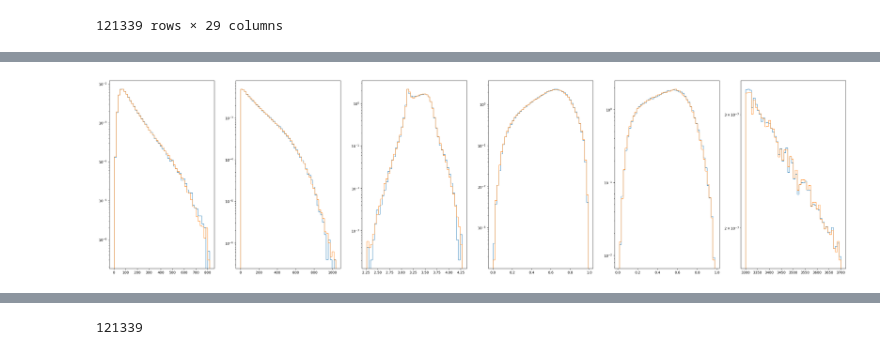
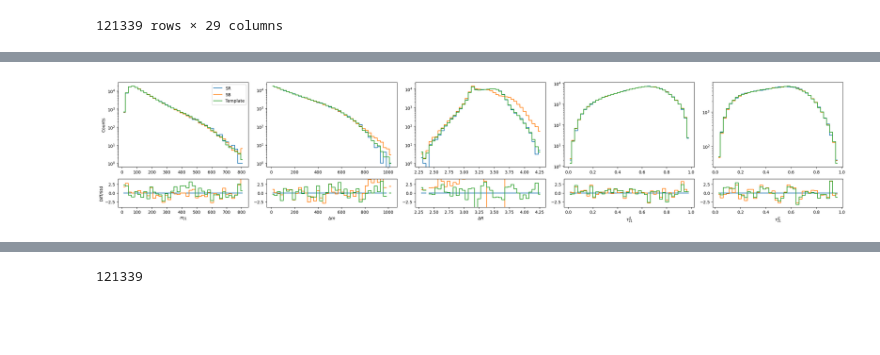
Before and after one commit to IvanOleksiyuk/transit-hep, a Jupyter notebook: twinturbo/scripts/final_plotsML4J.ipynb, the cells around one changed output, grey strips where cells are left out. Saved outputs shown, nothing was run; the diff lists cells and outputs as text; code cells hidden in the pictures; blank space fills up the shorter version.

```diff
--- a/twinturbo/scripts/final_plotsML4J.ipynb
+++ b/twinturbo/scripts/final_plotsML4J.ipynb
@@ -38,0 +228,18 @@ df_bkg_sr
+# %%
+def get_quantile(n_bins=20, variable = "del_m", q=0.75):
+    bins = np.linspace(3000, 4600, n_bins+1)
+    quantile_line = []
+    for i in range(n_bins):
+        events = df_bkg_sbsr[(df_bkg["m_jj"]>bins[i]) & (df_bkg["m_jj"]<bins[i+1])]
+        quantile_line.append(events[variable].quantile(q))
+    return bins, quantile_line
+
+for q in [0.05*i for i in range(1, 20)]:
+    bins, quantile_line = get_quantile(n_bins=20, variable = "del_m", q=q)
+    #plt.step(bins[:-1]/2+bins[1:]/2, quantile_line, where='mid', color='black')
+    plt.plot(bins[:-1]/2+bins[1:]/2, quantile_line, color='black')
+
+plt.xlabel("$m_{jj}$")
+plt.ylabel("$\Delta m$")
+plt.title("Quantiles of $\Delta R$, 5% to 95%")
+plt.savefig(save_folder+"quantiles_del_m.png", bbox_inches='tight', dpi=300)
@@ -39,5 +248,5 @@ df_bkg_sr
 # %%
 # load template and reverse transform it:
-template = pd.read_hdf(one_run)
+template = pd.read_hdf(one_run + "template/outputs/template_sample.h5")
 template_numpy=template[features].to_numpy()
 # %%
@@ -51,53 +256,92 @@ template_numpy_tr=processor.inverse_transform(torch.Tensor(template_numpy))
 # %%
 template_tr = pd.DataFrame(template_numpy_tr, columns=features)
 # %%
-def plot_histograms(databases, columns, log_scale=False):
+def plot_histograms(databases,
+                    columns,
+                    log_scale=False,
+                    plot_difs=True,
+                    labels = ["SR", "SB", "Template"],
+                    normalise="first_sounts",
+                    scale=5):
     """
     Function to plot histograms of selected columns from multiple databases.
 
     Parameters:
     databases: list of pandas DataFrames (databases containing same columns)
     columns: list of columns (column names to plot)
 
     Returns:
     Displays histograms of each column in a single row.
     """
     # Number of columns to plot
     num_columns = len(columns)
 
     # Create a figure with subplots, one for each column in one row
-    fig, axes = plt.subplots(1, num_columns, figsize=(5 * num_columns, 8)) #, gridspec_kw={'height_ratios': [4, 1]}
+    if plot_difs:
+        fig, axes = plt.subplots(2, num_columns, figsize=(scale * num_columns, scale), gridspec_kw={'height_ratios': [3, 1]})
+    else:
+        fig, axes = plt.subplots(1, num_columns, figsize=(scale * num_columns, scale))
+
 
     # Loop over the columns
     counts={}
     for i, column in enumerate(columns):
         # Merge the same column from all databases into one for easy plotting
         counts[column] = []
-        plt.sca(axes[i])
-        bins = 50
+        if plot_difs:
+            plt.sca(axes[0][i])
+        else:
+            plt.sca(axes[i])
+        bins = 40
         # Plot the histogram in the corresponding subplot
-        for db in databases:
-            counts_temp, bins, _ =plt.hist(db[column], bins=bins, histtype='step', density=True)
-            counts[column].append(counts_temp)
+
+        for j, db in enumerate(databases):
+            if normalise=="none":
+                counts_temp, bins, _ = plt.hist(db[column], bins=bins, histtype='step', density=True, label=labels[j])
+            else:
+                counts_temp, bins =np.histogram(db[column], bins=bins)
+                plt.step(bins[:-1]/2+bins[1:]/2, counts_temp*len(databases[0])/len(databases[j]), where='mid', label=labels[j])
+            counts[column].append(counts_temp*len(databases[0])/len(databases[j]))
             if log_scale:
                 plt.yscale('log')
+        if i == 0:
+                plt.legend()
+        if i == 0:
+            plt.ylabel('Counts')
+        # # plot differecwsa on bottom subplots
+        if plot_difs:
+            plt.sca(axes[1][i])
+            if i == 0:
+                plt.ylabel('Diff/Std')
 
-        # # plot differecwsa on bottom subplots
-        # plt.sca(axes[i+num_columns])
+            diffs = []
+            for j in range(len(databases)):
+                diff = (counts[column][j] - counts[column][0])/np.sqrt(counts[column][0])
+                diffs.append(diff)
+                plt.step(bins[:-1]/2+bins[1:]/2, diff, where='mid')
+                plt.ylim(-4, 4)
 
-        # #axes[i].set_title(f'Histogram of {column}')
-        # axes[i].set_xlabel(column)
-        # if i == 0:
-        #     axes[i].set_ylabel('Density')
-        # if log_scale:
-        #     axes[i].set_yscale('log')
-
+        if column == "m_j1":
+            column_name = "$m_{j1}$"
+        elif column == "del_m":
+            column_name = "$\Delta m$"
+        elif column == "del_R":
+            column_name = "$\Delta R$"
+        elif column == "tau21_j1":
+            column_name = "$\\tau_{21}^{j1}$"
+        elif column == "tau21_j2":
+            column_name = "$\\tau_{21}^{j2}$"
+        if column == "m_jj":
+            column_name = "$m_{jj}$"
+        plt.xlabel(column_name)
     # Adjust layout to prevent overlap
     plt.tight_layout()
-    plt.show()
 
 
-plot_histograms([df_bkg_sr, template_tr], features, log_scale=True)
-plot_histograms([df_bkg_sr, template_tr], features, log_scale=False)
+plot_histograms([df_bkg_sr, df_bkg_sb, template_tr], features[:-1], log_scale=True)
+plt.savefig(save_folder+"template_quality_log.png", bbox_inches='tight', dpi=300)
+plt.figure()
+plot_histograms([df_bkg_sr, df_bkg_sb, template_tr], features[:-1], log_scale=False)
+plt.savefig(save_folder+"template_quality.png", bbox_inches='tight', dpi=300)
 # %% [output]
-[figure, old version]
+[figure, new version]
```
Also changed, not shown: parts of 43 cells of this notebook, 21 other files.
